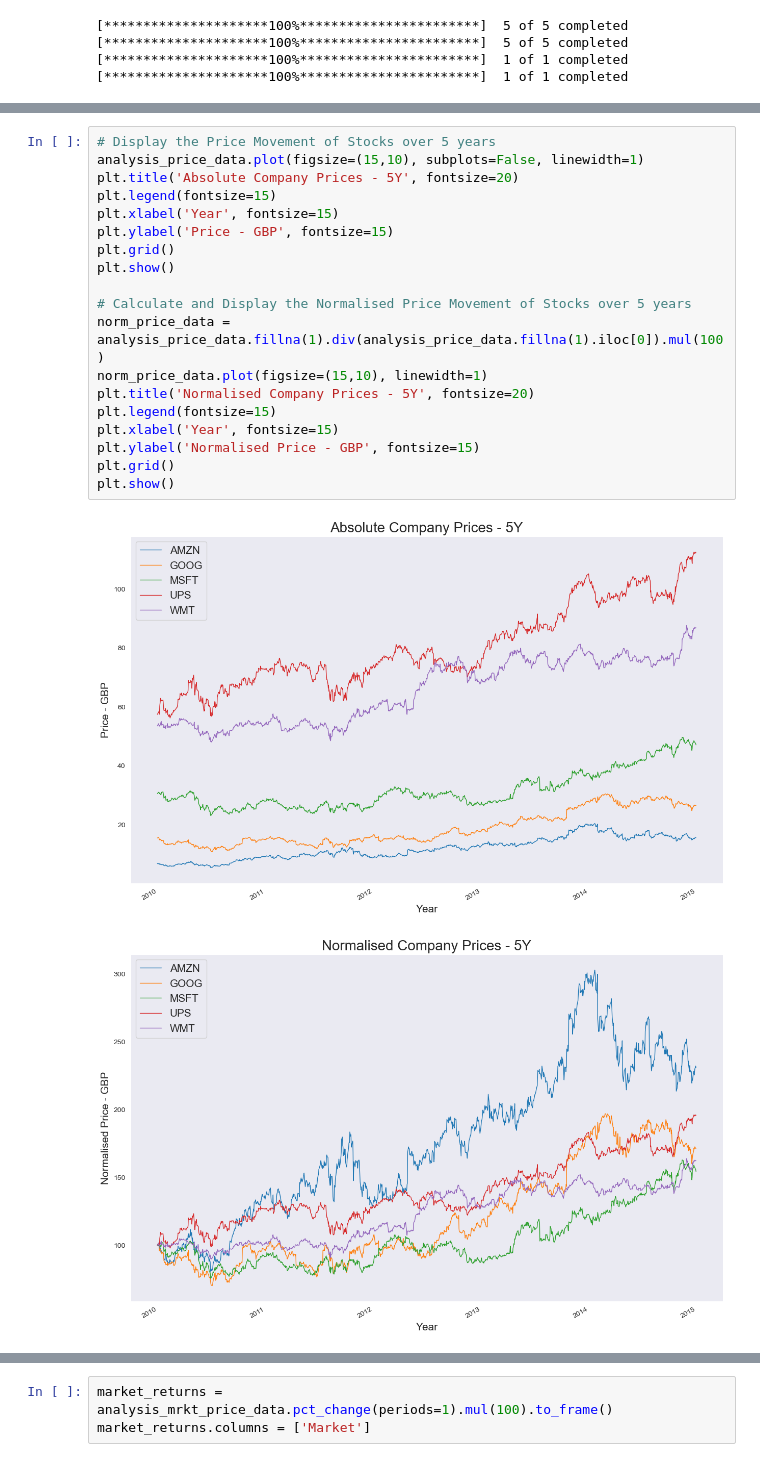
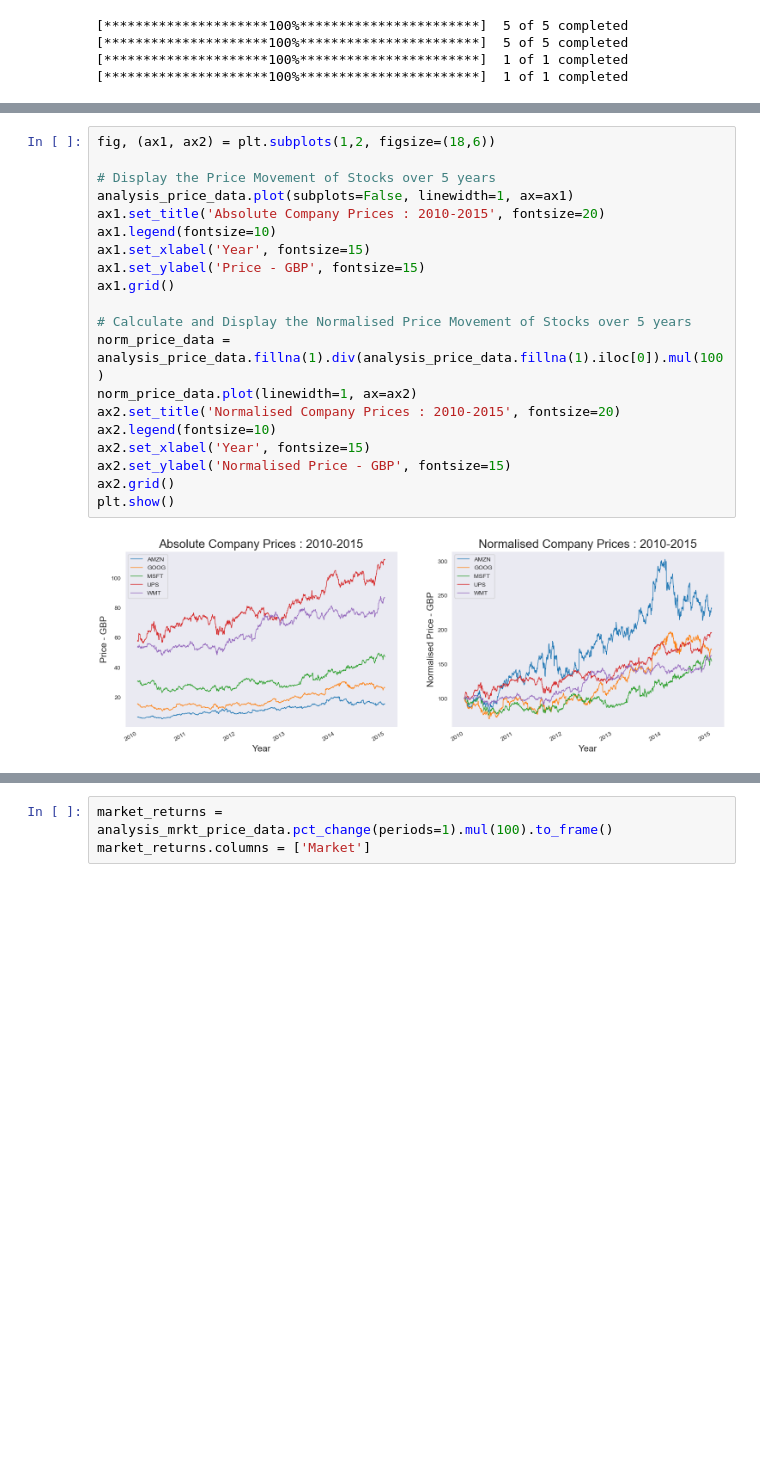
Before and after one commit to Charleybarden/PortfolioBuilder, a Jupyter notebook: ChatGPT Assignment.ipynb, the cells around one changed output, grey strips where cells are left out. Saved outputs shown, nothing was run; the diff lists cells and outputs as text; blank space fills up the shorter version.

```diff
--- a/ChatGPT Assignment.ipynb
+++ b/ChatGPT Assignment.ipynb
@@ -94,23 +94,23 @@ perf_mrkt_price_data, perf_mrkt_vol_data = get_ticker_data('^GSPC', start_date="
 # %%
+fig, (ax1, ax2) = plt.subplots(1,2, figsize=(18,6))
+
 # Display the Price Movement of Stocks over 5 years
-analysis_price_data.plot(figsize=(15,10), subplots=False, linewidth=1)
-plt.title('Absolute Company Prices - 5Y', fontsize=20)
-plt.legend(fontsize=15)
-plt.xlabel('Year', fontsize=15)
-plt.ylabel('Price - GBP', fontsize=15)
-plt.grid()
-plt.show()
+analysis_price_data.plot(subplots=False, linewidth=1, ax=ax1)
+ax1.set_title('Absolute Company Prices : 2010-2015', fontsize=20)
+ax1.legend(fontsize=10)
+ax1.set_xlabel('Year', fontsize=15)
+ax1.set_ylabel('Price - GBP', fontsize=15)
+ax1.grid()
 
 # Calculate and Display the Normalised Price Movement of Stocks over 5 years
 norm_price_data = analysis_price_data.fillna(1).div(analysis_price_data.fillna(1).iloc[0]).mul(100)
-norm_price_data.plot(figsize=(15,10), linewidth=1)
-plt.title('Normalised Company Prices - 5Y', fontsize=20)
-plt.legend(fontsize=15)
-plt.xlabel('Year', fontsize=15)
-plt.ylabel('Normalised Price - GBP', fontsize=15)
-plt.grid()
+norm_price_data.plot(linewidth=1, ax=ax2)
+ax2.set_title('Normalised Company Prices : 2010-2015', fontsize=20)
+ax2.legend(fontsize=10)
+ax2.set_xlabel('Year', fontsize=15)
+ax2.set_ylabel('Normalised Price - GBP', fontsize=15)
+ax2.grid()
 plt.show()
 # %% [output]
-[figure, old version]
+[figure, new version]
-[figure, removed]
 # %% [markdown]
```
Also changed, not shown: parts of 22 cells of this notebook.
